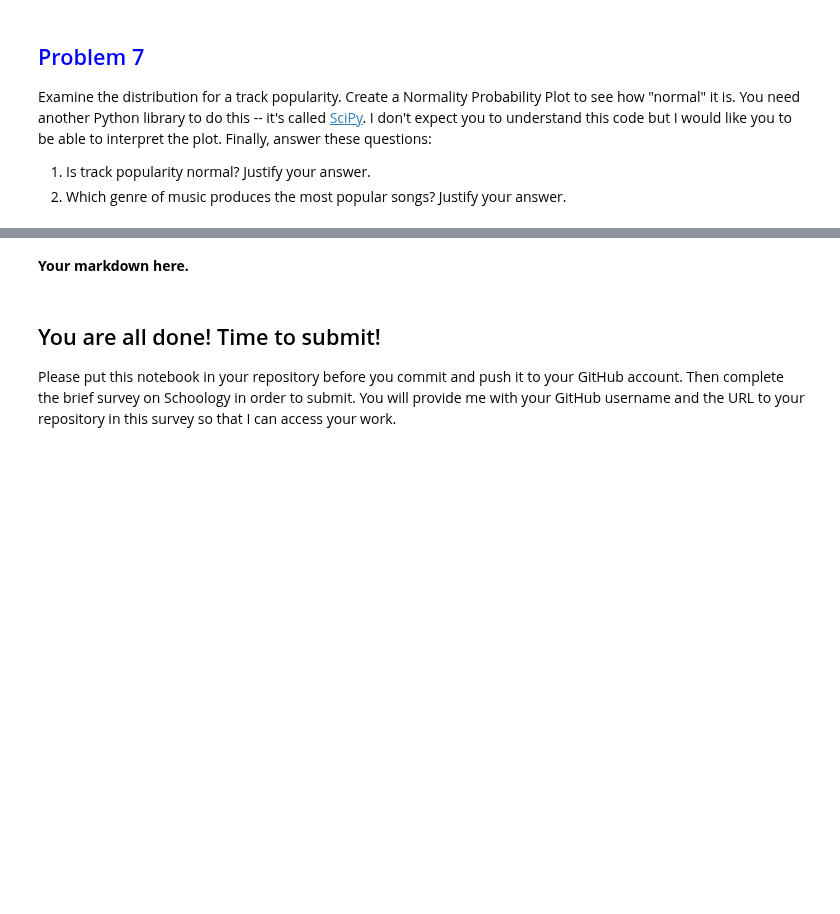
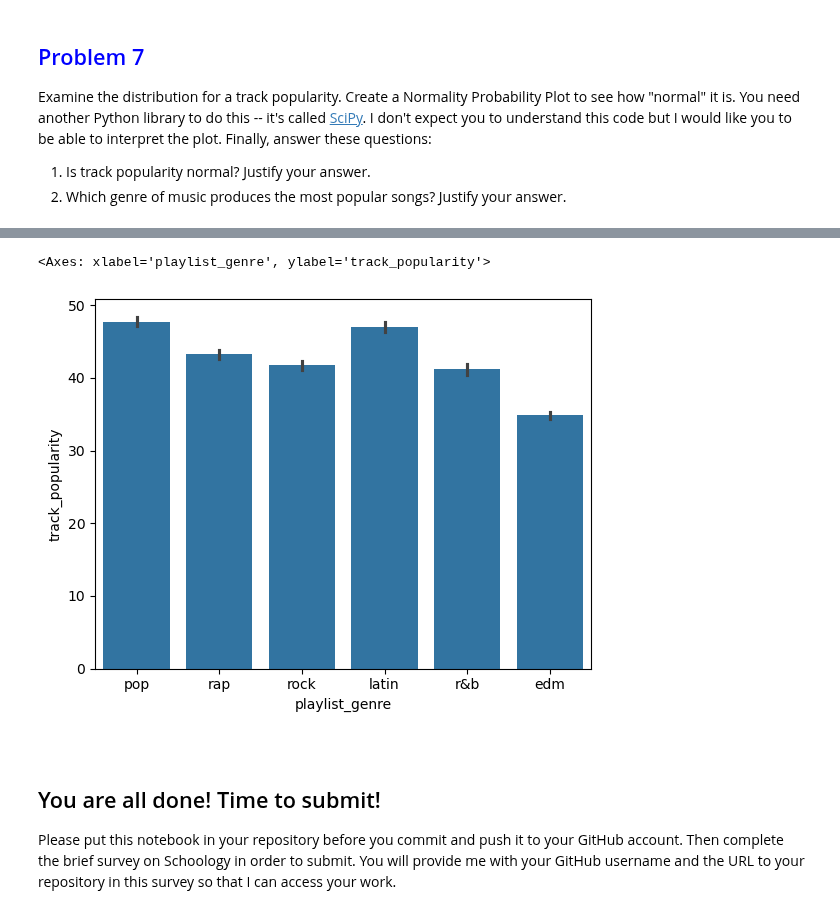
Before and after one commit to Asiandra/Artificial_Intelligence, a Jupyter notebook: Semester 1/Problem Set/Problem Set - Transforming Data.ipynb, the cells around one changed output, grey strips where cells are left out. Cells and saved outputs as stored; diff of their text form; code cells hidden in the pictures; blank space fills up the shorter version.

```diff
--- a/Semester 1/Problem Set/Problem Set - Transforming Data.ipynb
+++ b/Semester 1/Problem Set/Problem Set - Transforming Data.ipynb
@@ -234,7 +300,10 @@ plt.show()
 # %%
-# Other code here
+sns.barplot(data=df, x="playlist_genre", y='track_popularity')
+# %% [output]
+<Axes: xlabel='playlist_genre', ylabel='track_popularity'>
+[figure, added]
 # %% [markdown]
-**Your markdown here.**
+<span style="color: #bb89ef"></span>
 # %% [markdown]
 ## You are all done! Time to submit!
 Please put this notebook in your repository before you commit and push it to your GitHub account. Then complete the brief survey on Schoology in order to submit. You will provide me with your GitHub username and the URL to your repository in this survey so that I can access your work.
```
Also changed, not shown: parts of 7 cells of this notebook, 1 other file.
